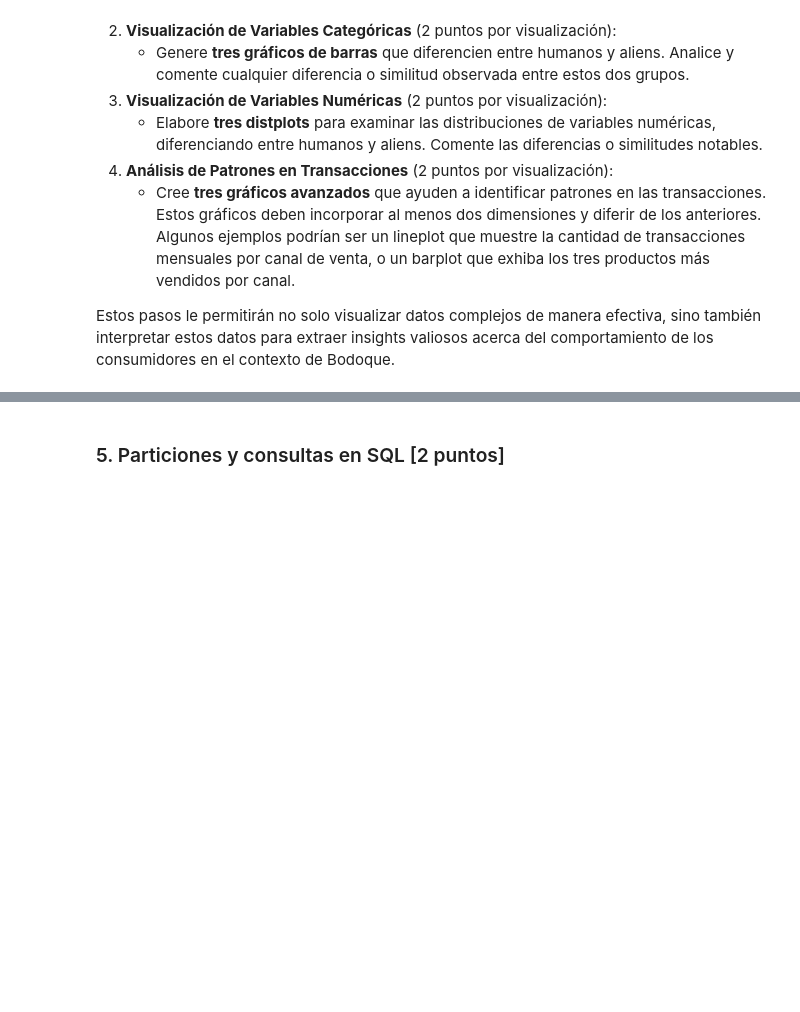
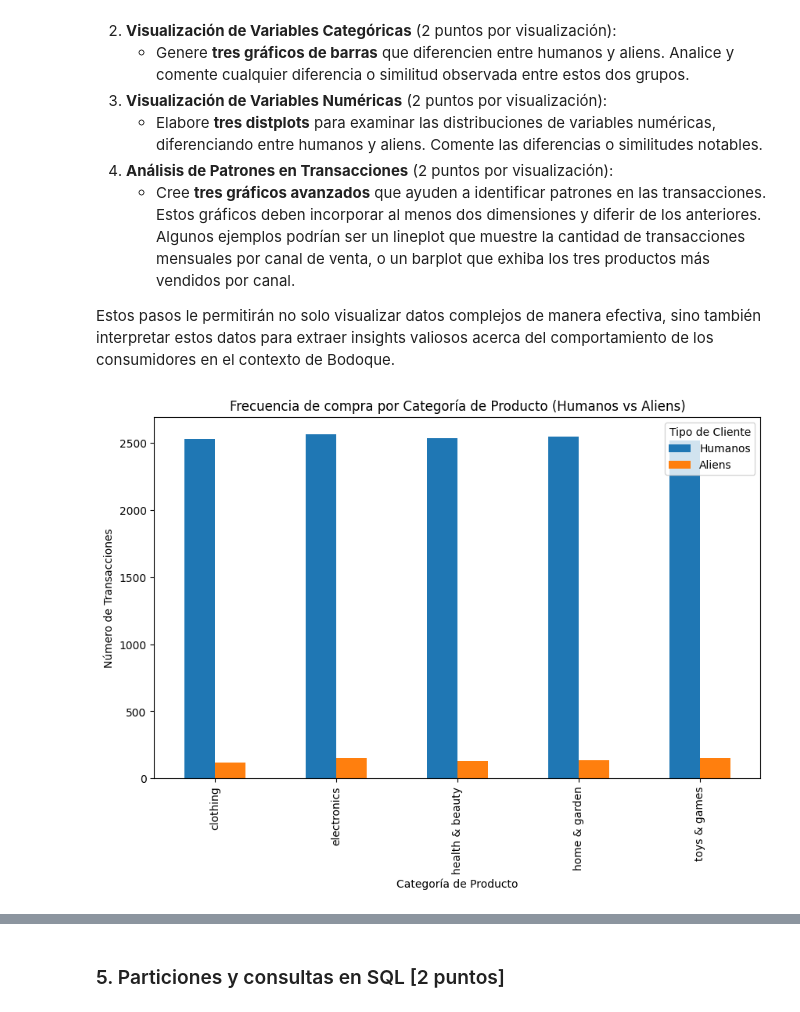
Before and after one commit to IsraPKMNPAP/Laboratorio-de-Herramientas, a Jupyter notebook: Laboratorios/Lab4_enunciado.ipynb, the cells around one changed output, grey strips where cells are left out. Drawn from its saved outputs; the diff is of its cells as text; code cells hidden in the pictures; blank space fills up the shorter version.

```diff
--- a/Laboratorios/Lab4_enunciado.ipynb
+++ b/Laboratorios/Lab4_enunciado.ipynb
@@ -142,7 +159,7 @@ sparksession = SparkSession.builder.master("local").appName("Dataframes").getOrC
 df = (
     sparksession.read
     .format("parquet")
-    .load("../temp/datos_lab_spark.parquet")
+    .load("C:/Users/lpico/Documents/Repositorio-papayon/datos_lab_spark.parquet")
 )
 # %%
 # Mostramos
@@ -539,0 +555,20 @@ Estos pasos le permitirán no solo visualizar datos complejos de manera efectiva
+# %%
+# Escriba su respuesta aquí
+
+# Conversión del DataFrame a formato Pandas
+df_pandas = df.toPandas()
+df_pandas.head(10)
+
+# Agrupamos por 'Is An Alien' y'Product Category'
+frecuencia_producto = df_pandas.groupby(['Product Category', 'Is An Alien']).size().unstack()
+
+# Creamos el gráfico de barras
+frecuencia_producto.plot(kind='bar',figsize=(10, 6))
+
+plt.title('Frecuencia de compra por Categoría de Producto (Humanos vs Aliens)')
+plt.xlabel('Categoría de Producto')
+plt.ylabel('Número de Transacciones')
+plt.legend(title='Tipo de Cliente', labels=['Humanos', 'Aliens'])
+plt.show()
+# %% [output]
+[figure, added]
```
Also changed, not shown: parts of 15 cells of this notebook.
